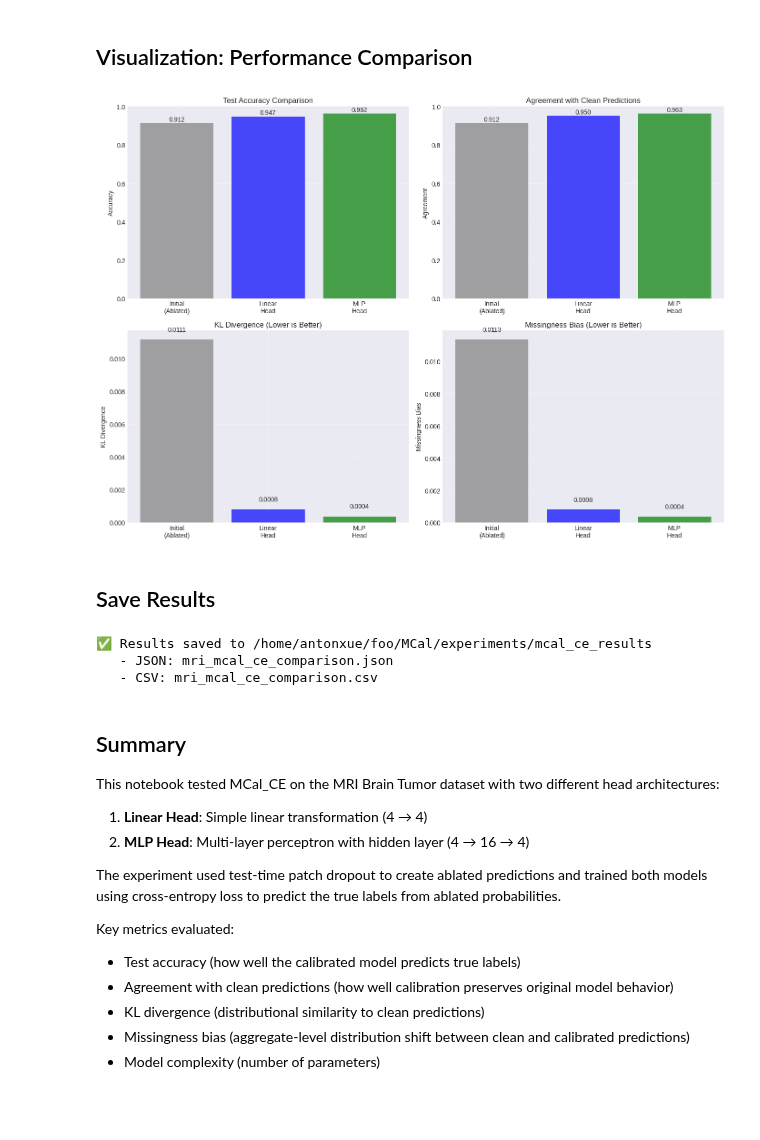
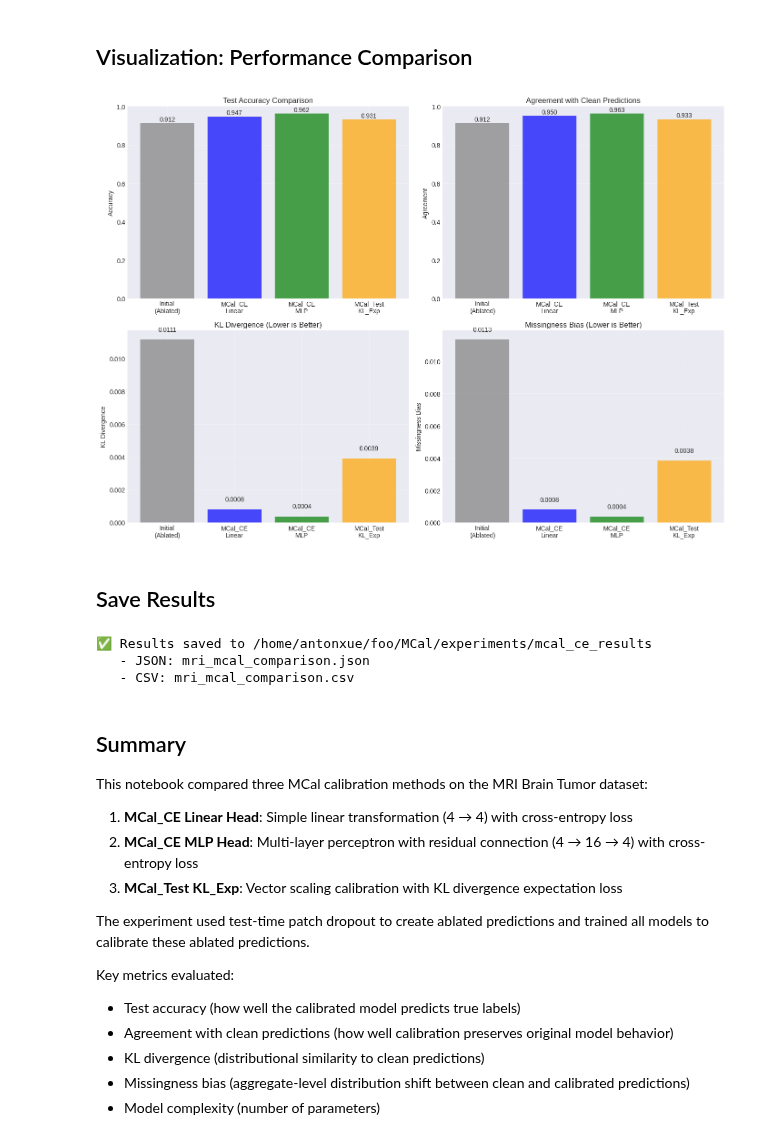
Before and after one commit to ShaileshSridhar2403/MCal, a Jupyter notebook: experiments/mri_mcal_linear_mlp_test.ipynb, the cells around one changed output. Cells and saved outputs as stored; diff of their text form; code cells hidden in the pictures; blank space fills up the shorter version.

```diff
--- a/experiments/mri_mcal_linear_mlp_test.ipynb
+++ b/experiments/mri_mcal_linear_mlp_test.ipynb
@@ -475,9 +549,9 @@ MLP head uses 148 parameters
 fig, axes = plt.subplots(2, 2, figsize=(14, 10))
 
 # Accuracy comparison
-methods = ['Initial\n(Ablated)', 'Linear\nHead', 'MLP\nHead']
-accuracies = [ablated_acc, calibrated_acc_linear, calibrated_acc_mlp]
-colors = ['gray', 'blue', 'green']
+methods = ['Initial\n(Ablated)', 'MCal_CE\nLinear', 'MCal_CE\nMLP', 'MCal_Test\nKL_Exp']
+accuracies = [ablated_acc, calibrated_acc_linear, calibrated_acc_mlp, calibrated_acc_kl]
+colors = ['gray', 'blue', 'green', 'orange']
 
 axes[0, 0].bar(methods, accuracies, color=colors, alpha=0.7)
 axes[0, 0].set_ylabel('Accuracy')
@@ -490,40 +564,40 @@ for i, v in enumerate(accuracies):
     axes[0, 0].text(i, v + 0.01, f'{v:.3f}', ha='center')
 
 # Agreement with clean
-agreements = [agreement, agreement_linear, agreement_mlp]
+agreements = [agreement, agreement_linear, agreement_mlp, agreement_kl]
 axes[0, 1].bar(methods, agreements, color=colors, alpha=0.7)
 axes[0, 1].set_ylabel('Agreement')
 axes[0, 1].set_title('Agreement with Clean Predictions')
 axes[0, 1].set_ylim([0, 1])
 axes[0, 1].grid(True, alpha=0.3)
 
 for i, v in enumerate(agreements):
     axes[0, 1].text(i, v + 0.01, f'{v:.3f}', ha='center')
 
 # KL Divergence
-kl_divs = [kl_before_cal, kl_after_linear, kl_after_mlp]
+kl_divs = [kl_before_cal, kl_after_linear, kl_after_mlp, kl_after_kl]
 axes[1, 0].bar(methods, kl_divs, color=colors, alpha=0.7)
 axes[1, 0].set_ylabel('KL Divergence')
 axes[1, 0].set_title('KL Divergence (Lower is Better)')
 axes[1, 0].grid(True, alpha=0.3)
 
 for i, v in enumerate(kl_divs):
     axes[1, 0].text(i, v + 0.0005, f'{v:.4f}', ha='center')
 
 # Missingness Bias
-mb_values = [mb_before_cal, mb_after_linear, mb_after_mlp]
+mb_values = [mb_before_cal, mb_after_linear, mb_after_mlp, mb_after_kl]
 axes[1, 1].bar(methods, mb_values, color=colors, alpha=0.7)
 axes[1, 1].set_ylabel('Missingness Bias')
 axes[1, 1].set_title('Missingness Bias (Lower is Better)')
 axes[1, 1].grid(True, alpha=0.3)
 
 for i, v in enumerate(mb_values):
     axes[1, 1].text(i, v + 0.0005, f'{v:.4f}', ha='center')
 
 plt.tight_layout()
 plt.show()
 # %% [output]
-[figure, old version]
+[figure, new version]
 # %% [markdown]
 ## Save Results
 # %%
@@ -544,7 +618,7 @@ results = {
         'kl_divergence': float(kl_before_cal),
         'missingness_bias': float(mb_before_cal)
     },
-    'linear_head': {
+    'mcal_ce_linear': {
         'test_accuracy': float(calibrated_acc_linear),
         'agreement_with_clean': float(agreement_linear),
         'kl_divergence': float(kl_after_linear),
@@ -554,7 +628,7 @@ results = {
         'num_parameters': int(sum(p.numel() for p in mcal_linear.parameters())),
         'training_steps': len(linear_stats['loss'])
     },
-    'mlp_head': {
+    'mcal_ce_mlp': {
         'test_accuracy': float(calibrated_acc_mlp),
         'agreement_with_clean': float(agreement_mlp),
         'kl_divergence': float(kl_after_mlp),
@@ -563,32 +637,43 @@ results = {
         'final_training_acc': float(mlp_stats['acc'][-1]),
         'num_parameters': int(sum(p.numel() for p in mcal_mlp.parameters())),
         'training_steps': len(mlp_stats['loss'])
+    },
+    'mcal_test_kl_exp': {
+        'test_accuracy': float(calibrated_acc_kl),
+        'agreement_with_clean': float(agreement_kl),
+        'kl_divergence': float(kl_after_kl),
+        'missingness_bias': float(mb_after_kl),
+        'final_training_loss': float(kl_stats['loss'][-1]),
+        'final_training_acc': float(kl_stats['acc'][-1]),
+        'num_parameters': int(sum(p.numel() for p in mcal_kl.parameters())),
+        'training_steps': len(kl_stats['loss'])
     }
 }
 
 # Save as JSON
-with open(results_dir / 'mri_mcal_ce_comparison.json', 'w') as f:
+with open(results_dir / 'mri_mcal_comparison.json', 'w') as f:
     json.dump(results, f, indent=2)
 
 # Save comparison dataframe
-comparison_df.to_csv(results_dir / 'mri_mcal_ce_comparison.csv', index=False)
+comparison_df.to_csv(results_dir / 'mri_mcal_comparison.csv', index=False)
 
 print(f"✅ Results saved to {results_dir}")
-print(f"   - JSON: mri_mcal_ce_comparison.json")
-print(f"   - CSV: mri_mcal_ce_comparison.csv")
+print(f"   - JSON: mri_mcal_comparison.json")
+print(f"   - CSV: mri_mcal_comparison.csv")
 # %% [output]
 ✅ Results saved to /home/antonxue/foo/MCal/experiments/mcal_ce_results
-   - JSON: mri_mcal_ce_comparison.json
-   - CSV: mri_mcal_ce_comparison.csv
+   - JSON: mri_mcal_comparison.json
+   - CSV: mri_mcal_comparison.csv
 # %% [markdown]
 ## Summary
 
-This notebook tested MCal_CE on the MRI Brain Tumor dataset with two different head architectures:
+This notebook compared three MCal calibration methods on the MRI Brain Tumor dataset:
 
-1. **Linear Head**: Simple linear transformation (4 → 4)
-2. **MLP Head**: Multi-layer perceptron with hidden layer (4 → 16 → 4)
+1. **MCal_CE Linear Head**: Simple linear transformation (4 → 4) with cross-entropy loss
+2. **MCal_CE MLP Head**: Multi-layer perceptron with residual connection (4 → 16 → 4) with cross-entropy loss
+3. **MCal_Test KL_Exp**: Vector scaling calibration with KL divergence expectation loss
 
-The experiment used test-time patch dropout to create ablated predictions and trained both models using cross-entropy loss to predict the true labels from ablated probabilities.
+The experiment used test-time patch dropout to create ablated predictions and trained all models to calibrate these ablated predictions.
 
 Key metrics evaluated:
 - Test accuracy (how well the calibrated model predicts true labels)
```
Also changed, not shown: parts of 6 cells of this notebook.
